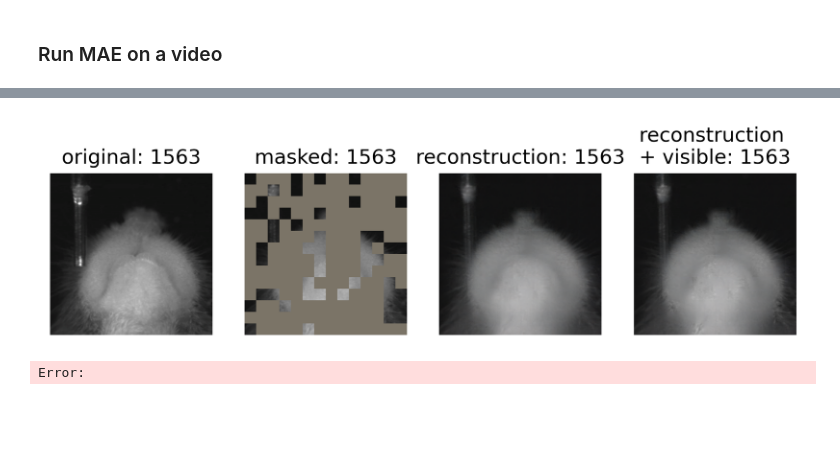
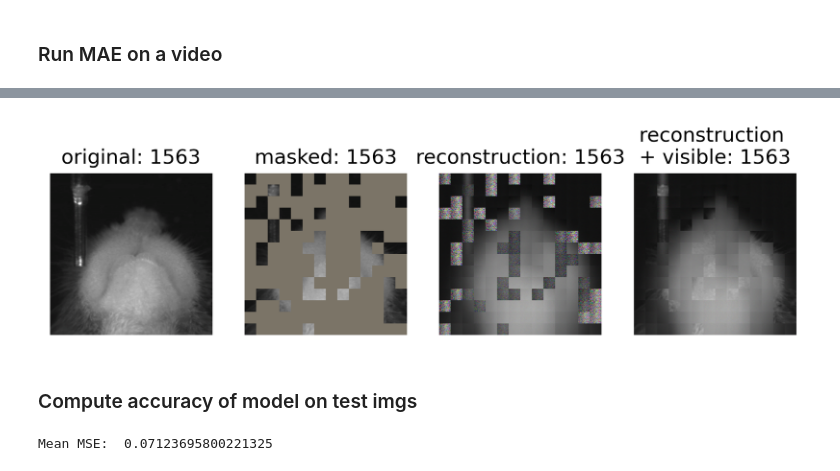
Before and after one commit to Atika-Syeda/MouseMAE, a Jupyter notebook: mae_visualize_mouse.ipynb, the cells around one changed output, grey strips where cells are left out. Cells and saved outputs as stored; diff of their text form; code cells hidden in the pictures; blank space fills up the shorter version.

Commit message:
compute test mse

```diff
--- a/mae_visualize_mouse.ipynb
+++ b/mae_visualize_mouse.ipynb
@@ -312,5 +323,16 @@ for i in tqdm(range(test_imgs.shape[0])):
 # %%
-create_animation(test_pred, filename='no_pretraining_ganloss')
+output_filename= 'no_pretraining_ganloss' #'pretraining_ganloss'
-# %% [output]
-[figure, removed]
-Error:
+# %%
+create_animation(test_pred, filename=output_filename)
+# %% [output]
+[figure, added]
+# %% [markdown]
+### Compute accuracy of model on test imgs
+# %%
+# Compute MSE between original and reconstruction for each image
+mse = []
+for i in range(len(test_pred['original'])):
+    mse.append(MSE(test_pred['original'][i], test_pred['sum'][i].numpy()))
+print('Mean MSE: ', np.mean(mse))
+# %% [output]
+Mean MSE:  0.07123695800221325
```
Also changed, not shown: parts of 8 cells of this notebook.
